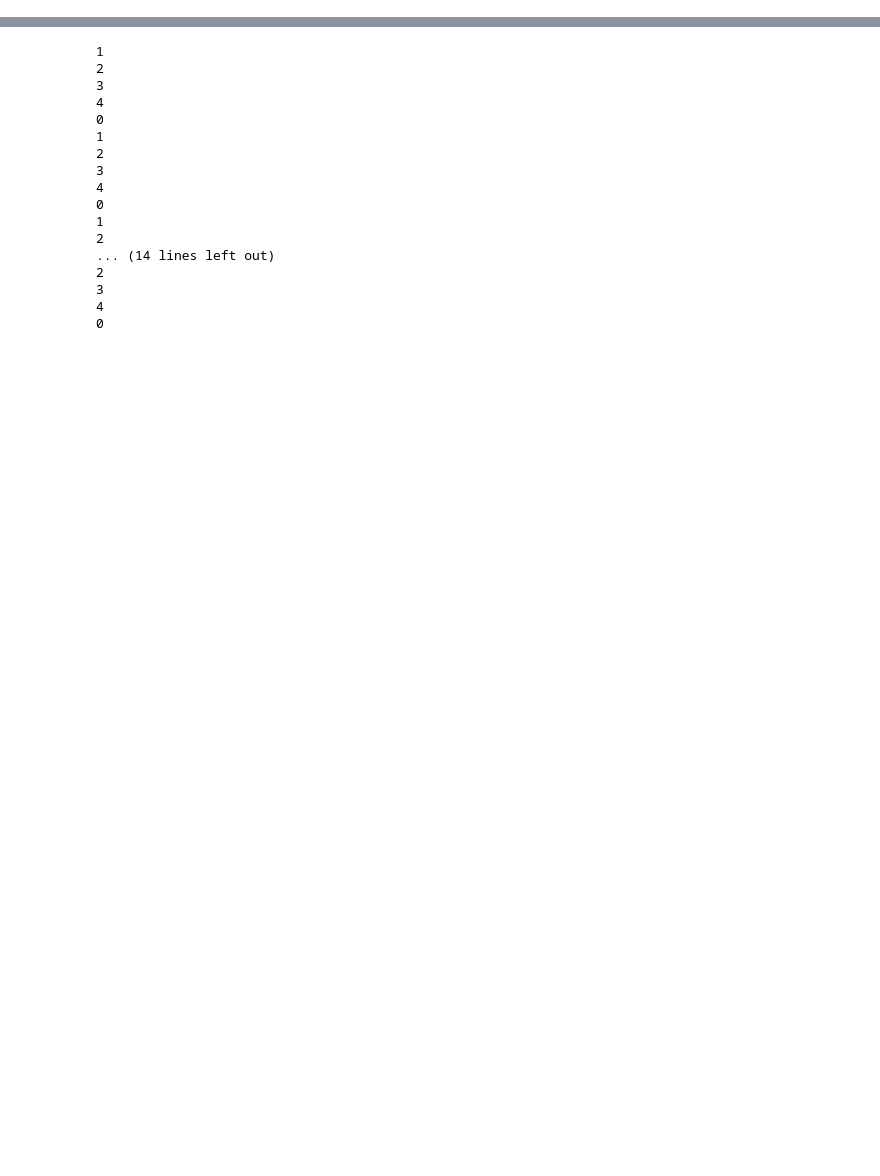
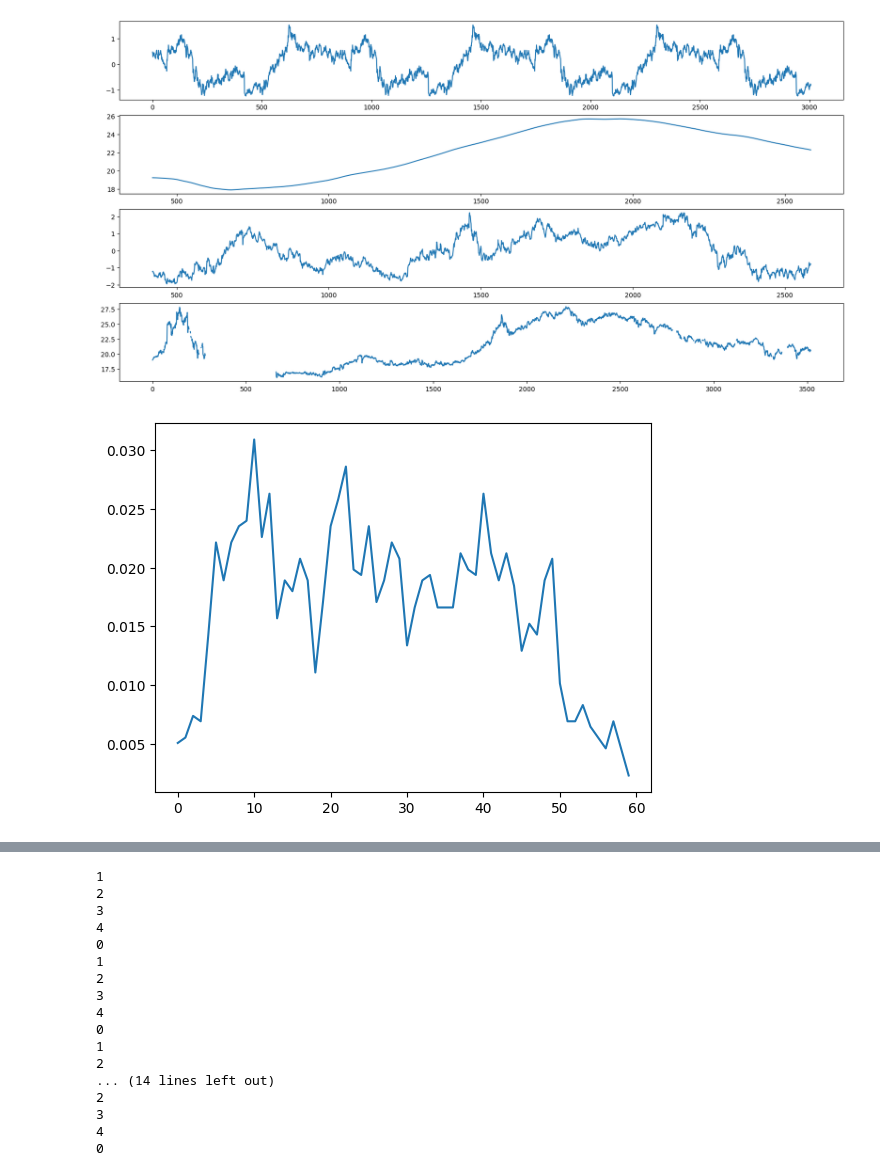
Before and after one commit to grmc1999/Algorithmic_trading, a Jupyter notebook: Untitled.ipynb, the cells around one changed output, grey strips where cells are left out. Cells and saved outputs as stored; diff of their text form; code cells hidden in the pictures; blank space fills up the shorter version.

```diff
--- a/Untitled.ipynb
+++ b/Untitled.ipynb
@@ -11,0 +140,14 @@ import statsmodels
+# %%
+sl_sd=sd[min_variance][0]
+
+figure,axs=plt.subplots(4,1,figsize=(20,10))
+axs[0].plot(sl_sd.seasonal.values[:48*2*35])
+axs[1].plot(sl_sd.trend.values)
+axs[2].plot(sl_sd.resid.values)
+axs[3].plot(data['Adj Close'][Tlist[min_variance[0][0]]].values)
+plt.show()
+plt.plot(prob[min_variance][0])
+plt.show()
+# %% [output]
+[figure, added]
+[figure, added]
```
Also changed, not shown: parts of 16 cells of this notebook.
